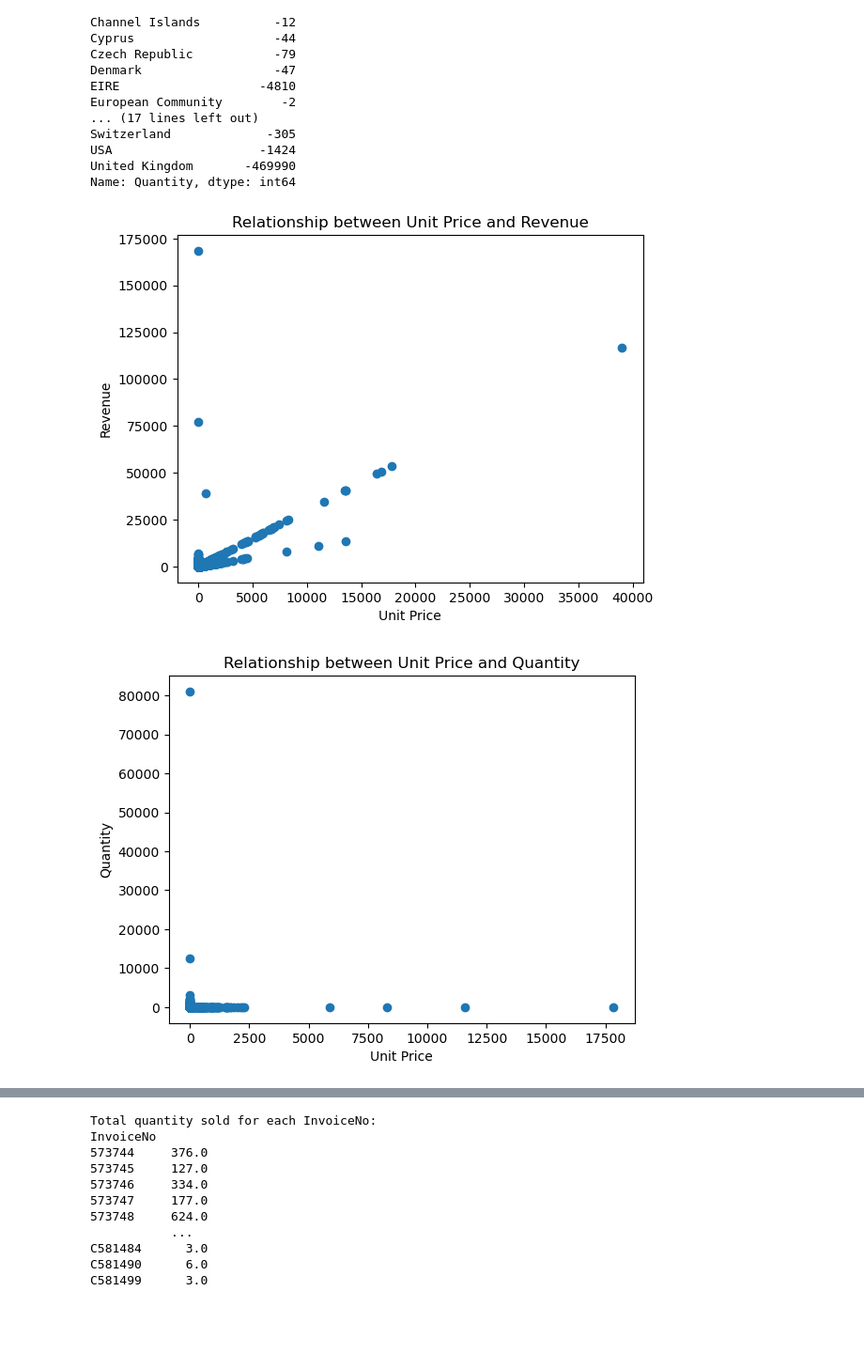
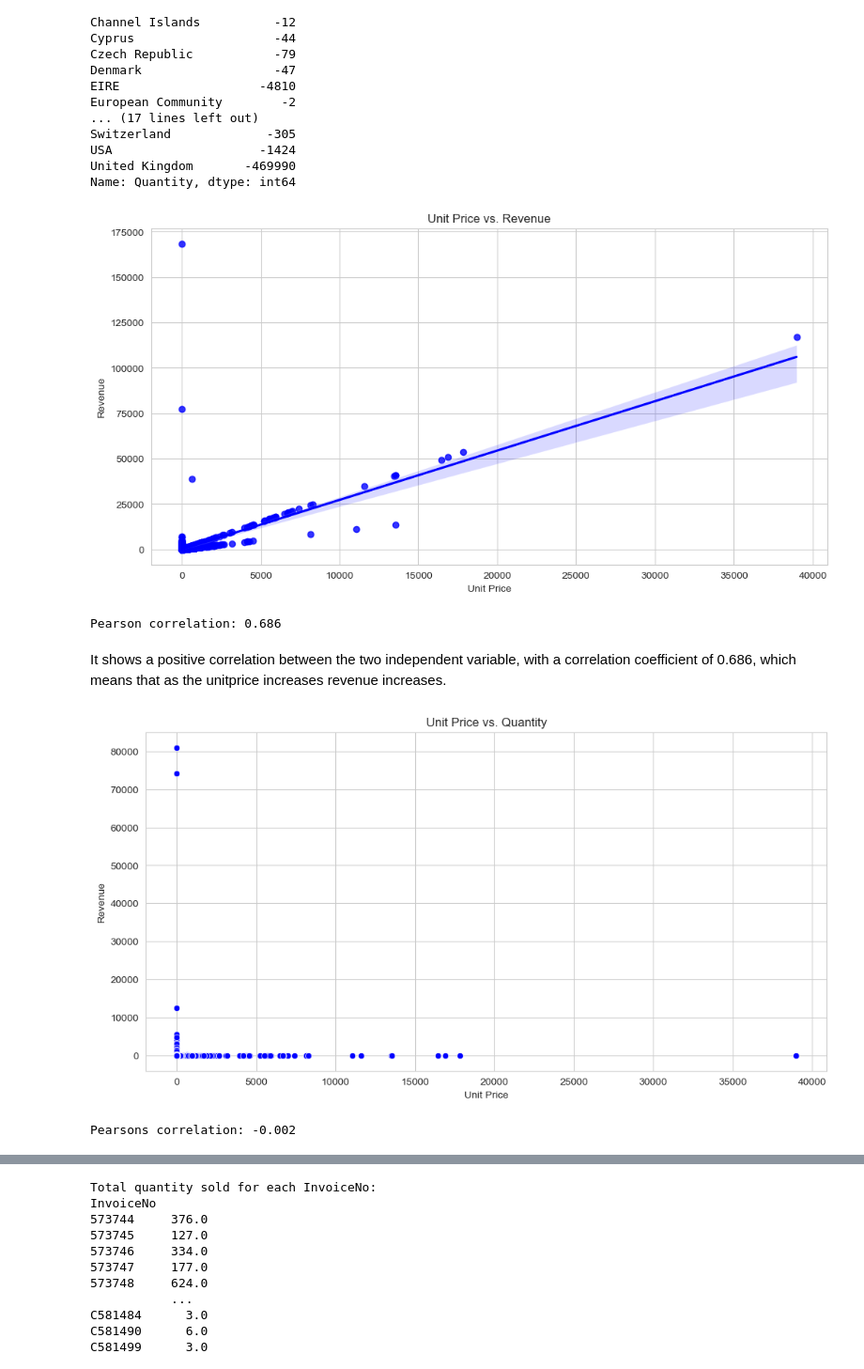
Before and after one commit to LoveRedemption/Customer-Behavior-Analysis, a Jupyter notebook: EDA_Online_Retail_Store.ipynb, the cells around one changed output, grey strips where cells are left out. Shown at 94% size. Saved outputs shown, nothing was run; the diff lists cells and outputs as text; code cells hidden in the pictures; blank space fills up the shorter version.

```diff
--- a/EDA_Online_Retail_Store.ipynb
+++ b/EDA_Online_Retail_Store.ipynb
@@ -465,21 +465,42 @@ USA                    -1424
 United Kingdom       -469990
 Name: Quantity, dtype: int64
 # %%
-## Relationship between Unitprice and revenue
 # plot the relationship between unit price and revenue
-plt.scatter(df['UnitPrice'], df['Revenue'])
+sns.set_style('whitegrid')
+plt.figure(figsize=(12, 6))
+sns.regplot(x='UnitPrice', y='Revenue', data=df, color='blue')
+
+plt.title('Unit Price vs. Revenue')
 plt.xlabel('Unit Price')
 plt.ylabel('Revenue')
-plt.title('Relationship between Unit Price and Revenue')
+
+# Display the plot
 plt.show()
+
+# Add Pearson correlation to the plot
+corr = df['UnitPrice'].corr(df['Revenue'])
+print('Pearson correlation: %.3f' % corr)
 # %% [output]
-[figure, old version]
+[figure, new version]
+Pearson correlation: 0.686
+# %% [markdown]
+It shows a positive correlation between the two independent variable, with a correlation coefficient of 0.686, which means that as the unitprice increases revenue increases.
 # %%
 # plot the relationship between unit price and quantity
-plt.scatter(df['UnitPrice'], df['Quantity'])
+sns.set_style('whitegrid')
+plt.figure(figsize=(12, 6))
+sns.scatterplot(x='UnitPrice', y='Quantity', data=df, color='blue')
+
+plt.title('Unit Price vs. Quantity')
 plt.xlabel('Unit Price')
-plt.ylabel('Quantity')
-plt.title('Relationship between Unit Price and Quantity')
+plt.ylabel('Revenue')
+
+# Display the plot
 plt.show()
+
+# Add Pearson correlation to the plot
+corr = df['UnitPrice'].corr(df['Quantity'])
+print('Pearsons correlation: %.3f' % corr)
 # %% [output]
-[figure, old version]
+[figure, new version]
+Pearsons correlation: -0.002
```
Also changed, not shown: parts of 15 cells of this notebook.
